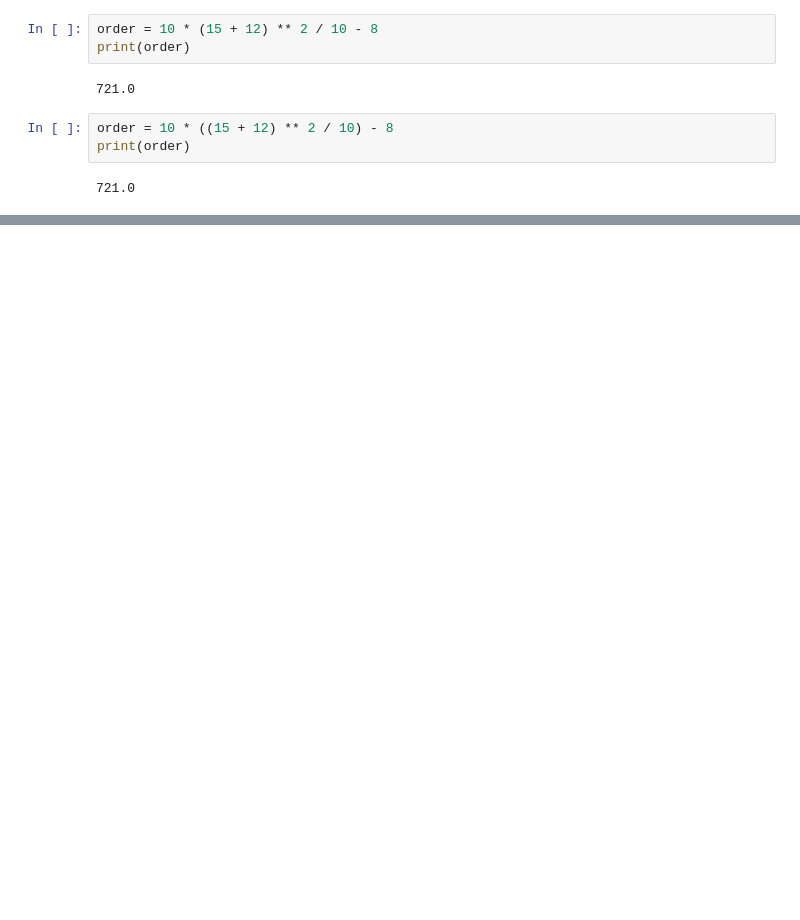
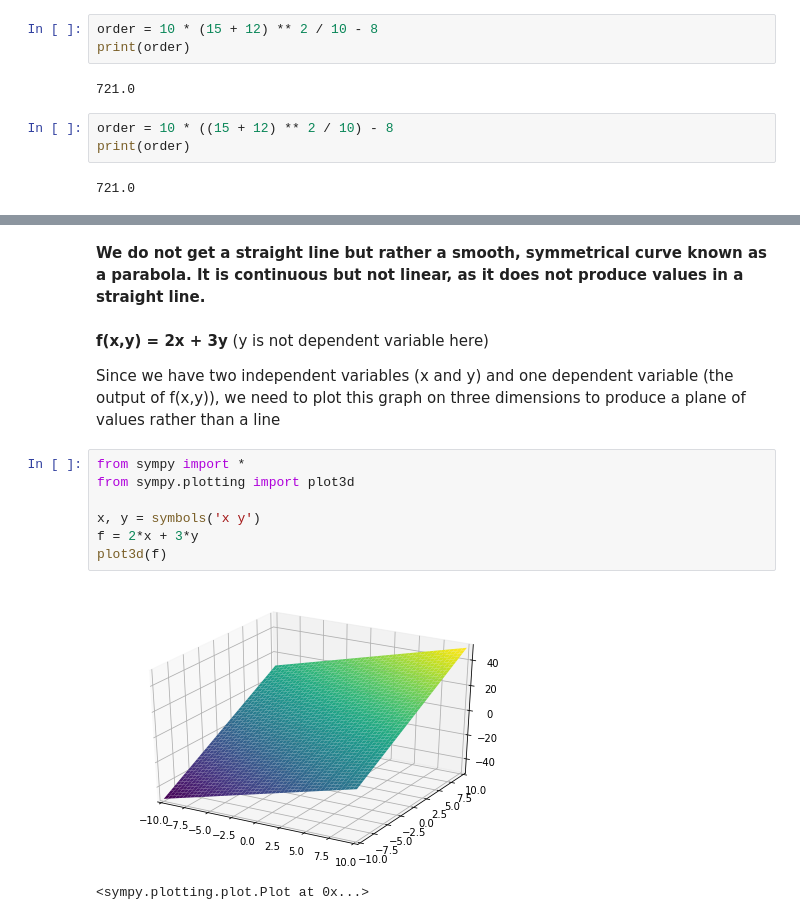
Before and after one commit to soopertramp/Essential-Math-For-Data-Science, a Jupyter notebook: Chapter - 1/Chapter 1 - Basic Math and Calculus Review.ipynb, the cells around one changed output, grey strips where cells are left out. Cells and saved outputs as stored; diff of their text form; blank space fills up the shorter version.

```diff
--- a/Chapter - 1/Chapter 1 - Basic Math and Calculus Review.ipynb
+++ b/Chapter - 1/Chapter 1 - Basic Math and Calculus Review.ipynb
@@ -73,0 +130,17 @@ In mathematics, a variable is a named placeholder for an unspecified or unknown
+# %% [markdown]
+**We do not get a straight line but rather a smooth, symmetrical
+curve known as a parabola. It is continuous but not linear, as it does not produce values in a straight line.**
+# %% [markdown]
+**f(x,y) = 2x + 3y** (y is not dependent variable here)
+
+Since we have two independent variables (x and y) and one dependent variable (the output of f(x,y)), we need to plot this graph on three dimensions to produce a plane of values rather than a line
+# %%
+from sympy import *
+from sympy.plotting import plot3d
+
+x, y = symbols('x y')
+f = 2*x + 3*y
+plot3d(f)
+# %% [output]
+[figure, added]
+<sympy.plotting.plot.Plot at 0x...>
```
Also changed, not shown: parts of 19 cells of this notebook.
